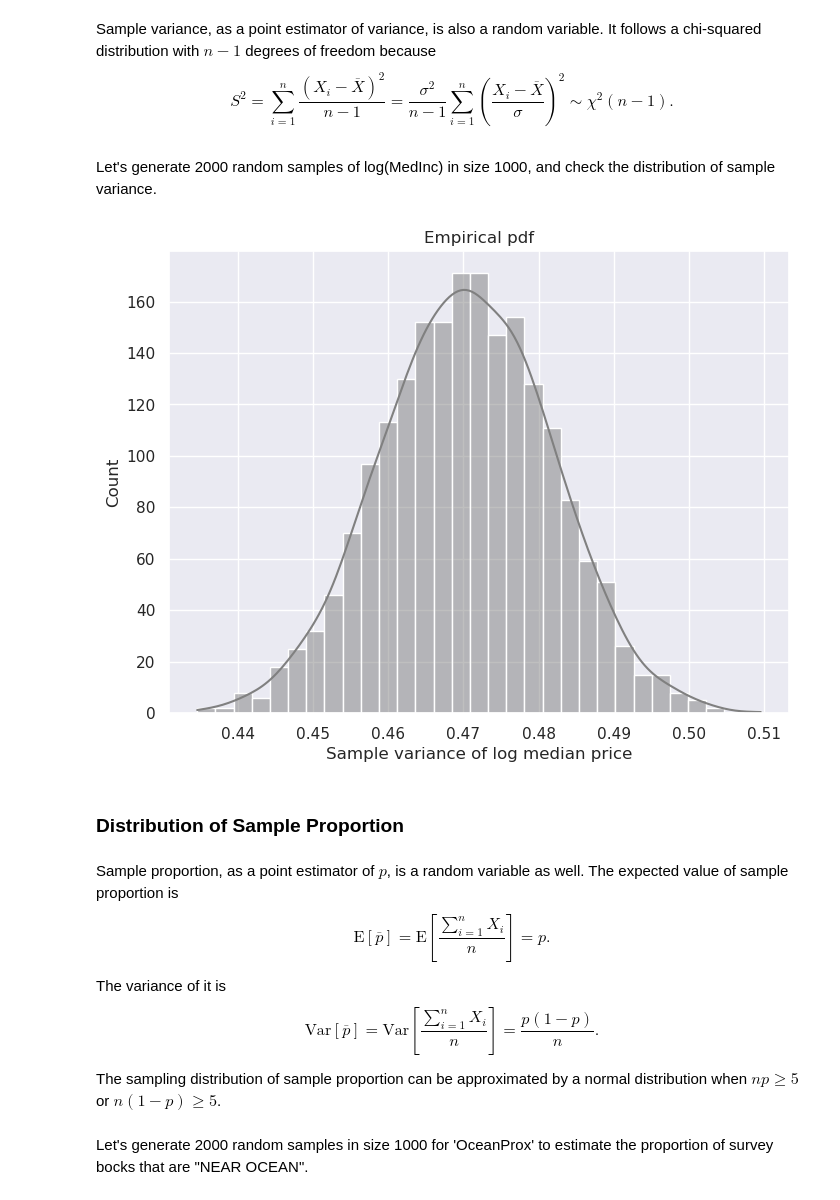
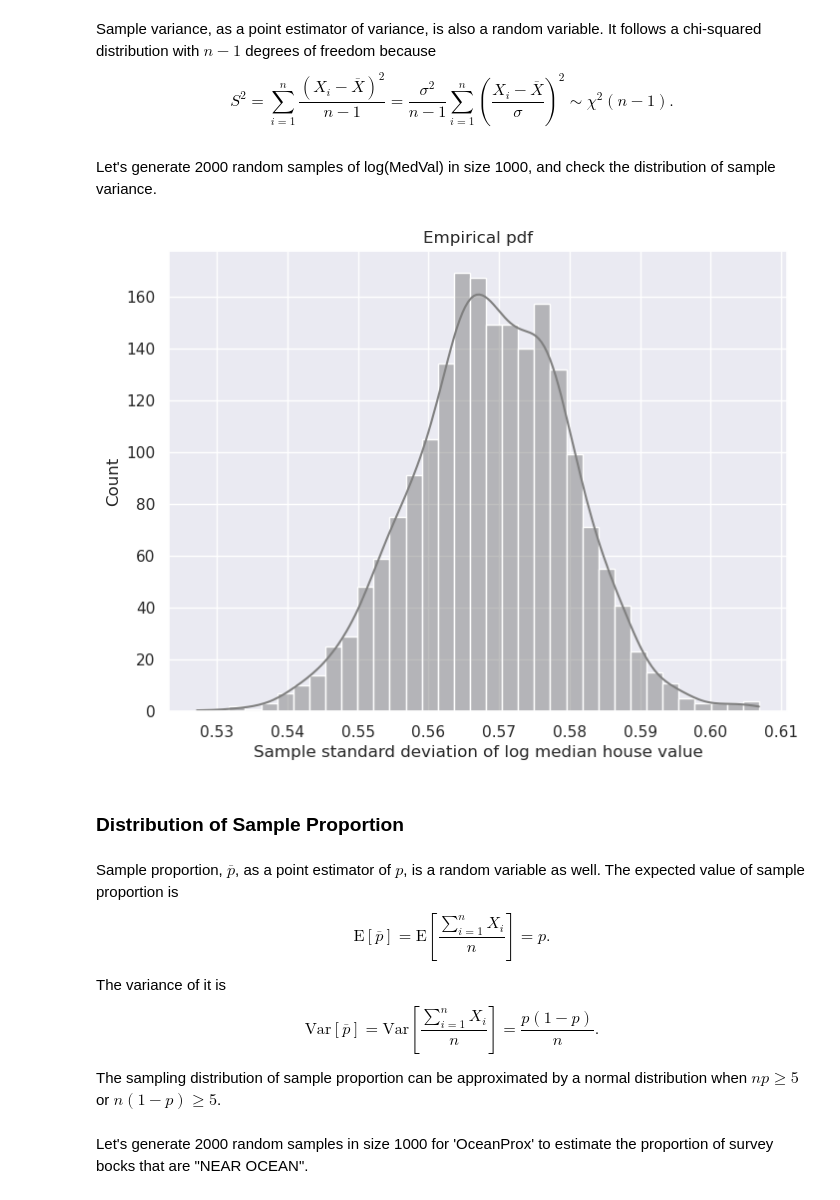
Before and after one commit to SBU-r/CIV355-Fall25, a Jupyter notebook: Jupyter Notebooks/Sampling_Statistical_Inference.ipynb, the cells around one changed output. Saved outputs shown, nothing was run; the diff lists cells and outputs as text; code cells hidden in the pictures.

```diff
--- a/Jupyter Notebooks/Sampling_Statistical_Inference.ipynb
+++ b/Jupyter Notebooks/Sampling_Statistical_Inference.ipynb
@@ -453,34 +466,33 @@ S^2 = \sum_{i=1}^n
 =\frac{\sigma^2}{n-1}\sum_{i=1}^n \left(\frac{X_i-\overline{X}}{\sigma}\right)^2\sim\chi^2 (n-1). \tag{10}
 \end{equation}
 # %% [markdown]
-Let's generate 2000 random samples of log(MedInc) in size 1000, and check the distribution of sample variance.
+Let's generate 2000 random samples of log(MedVal) in size 1000, and check the distribution of sample variance.
 # %%
-rv_log = np.log(CA_housing.MedInc)
+n = 1000 # sample size
+m=2000 # repeats
 
-# Let's generate 2000 random samples of size 1000
-rng = np.random.default_rng()
-samples = np.stack([rng.choice(rv_log, size=1000, replace=False) for _ in range(2000)],axis=0)  # Each row is a sample of 1,000 from the population
-sv = samples.std(axis=1) # standard deviation of each sample
+# log(CA_housing.MedInc)
+MedValLog_all = np.log(CA_housing.MedVal)
 
+samples = np.stack([MedValLog_all.sample(n,replace=False) for _ in range(m)],axis=0) # Each row is a random sample of 1,000 from the population
+sv = samples.std(ddof=1, axis=1) # standar deviation of each sample
 
-# show the ditribution of sample variance. What probability distribution does it look like?
+# show the ditribution of sample standard. What probability distribution does it look like?
 sns.set_theme(rc={'figure.figsize':(8,6)})
 
 ax = sns.histplot(data=sv,
              kde=True,
              color='grey')
 
-
 ax.set_title('Empirical pdf')
-ax.set_xlabel('Sample variance of log median price')
-
+ax.set_xlabel('Sample standard deviation of log median house value')
 plt.show();
 # %% [output]
-[figure, old version]
+[figure, new version]
 # %% [markdown]
 ### Distribution of Sample Proportion
 # %% [markdown]
-Sample proportion, as a point estimator of $p$,  is a random variable as well. The expected value of sample proportion is
+Sample proportion, $\overline{p}$, as a point estimator of $p$,  is a random variable as well. The expected value of sample proportion is
 \begin{equation}
 \text{E}[\overline{p}]=\text{E}\left[\frac{\sum_{i=1}^nX_i}{n}\right]=p.  \tag{11}
 \end{equation}
```
Also changed, not shown: parts of 23 cells of this notebook.
